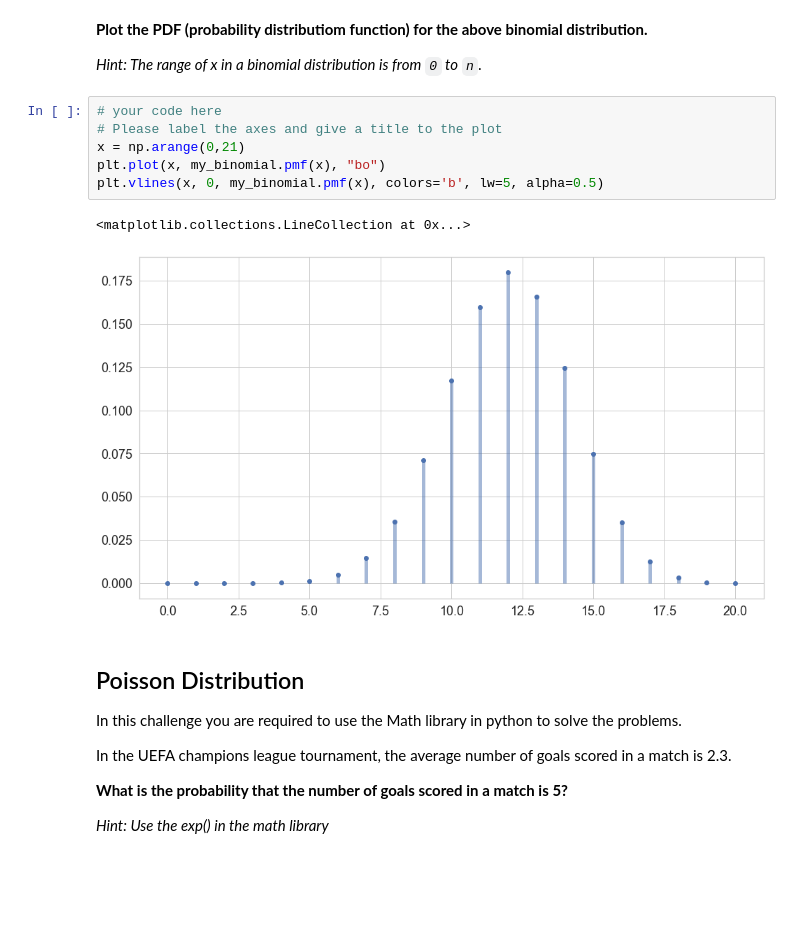
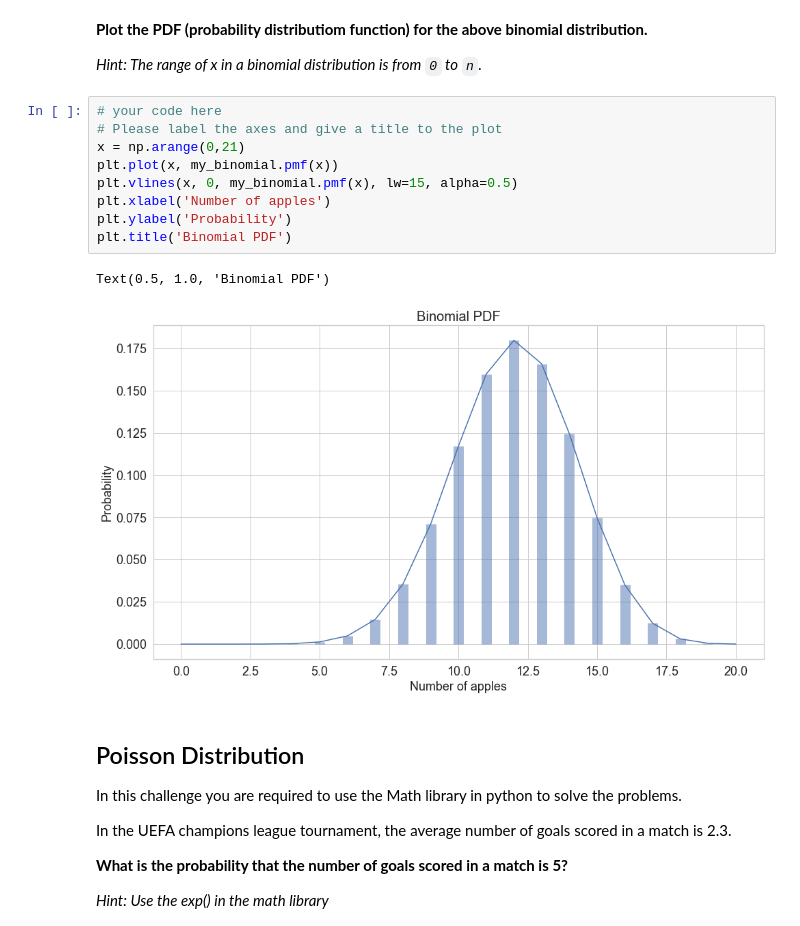
Before and after one commit to Ironhack-Data-BCN-July-2022/lab-discrete-probability-distributions, a Jupyter notebook: your-code/main.ipynb, the cells around one changed output. Drawn from its saved outputs; the diff is of its cells as text; blank space fills up the shorter version.

```diff
--- a/your-code/main.ipynb
+++ b/your-code/main.ipynb
@@ -108,12 +108,15 @@ The probability that less than 5 fruits picked are apples is 0.00032
 # %%
 # your code here
 # Please label the axes and give a title to the plot
 x = np.arange(0,21)
-plt.plot(x, my_binomial.pmf(x), "bo")
-plt.vlines(x, 0, my_binomial.pmf(x), colors='b', lw=5, alpha=0.5)
+plt.plot(x, my_binomial.pmf(x))
+plt.vlines(x, 0, my_binomial.pmf(x), lw=15, alpha=0.5)
+plt.xlabel('Number of apples')
+plt.ylabel('Probability')
+plt.title('Binomial PDF')
 # %% [output]
-<matplotlib.collections.LineCollection at 0x...>
+Text(0.5, 1.0, 'Binomial PDF')
-[figure, old version]
+[figure, new version]
 # %% [markdown]
 ## Poisson Distribution
 
```
Also changed, not shown: parts of 1 cell of this notebook.
